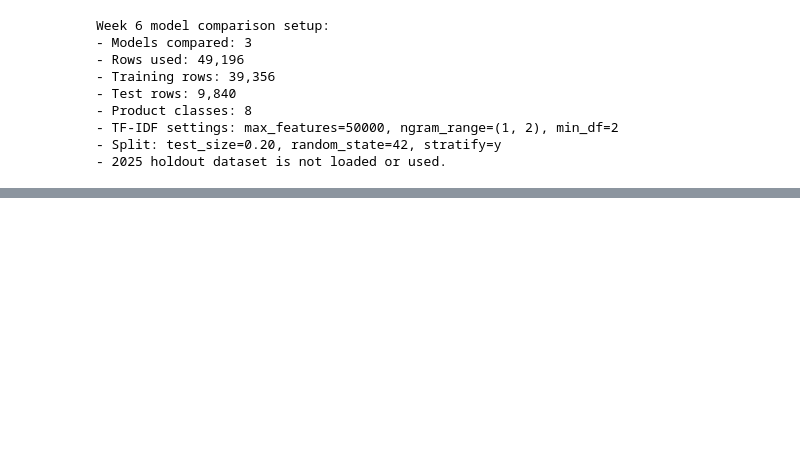
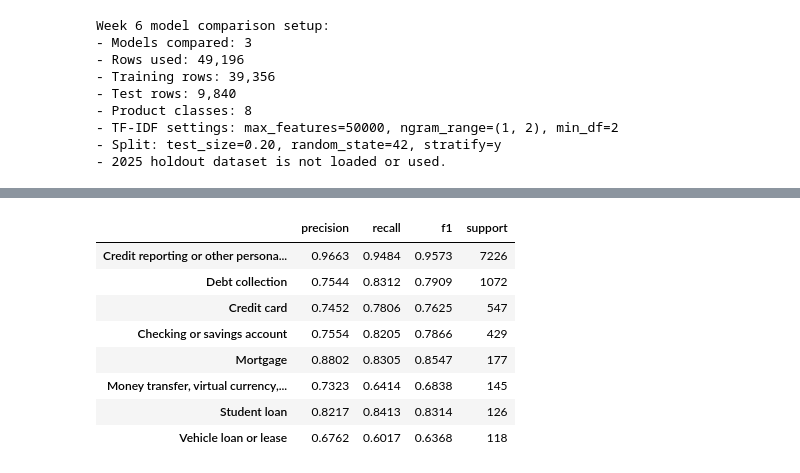
Before and after one commit to rihua-tech/financial-complaint-auto-routing-nlp, a Jupyter notebook: notebooks/04_sklearn_baseline_model.ipynb, the cells around one changed output, grey strips where cells are left out. Saved outputs shown, nothing was run; the diff lists cells and outputs as text; code cells hidden in the pictures; blank space fills up the shorter version.

```diff
--- a/notebooks/04_sklearn_baseline_model.ipynb
+++ b/notebooks/04_sklearn_baseline_model.ipynb
@@ -425,0 +453,25 @@ Selection rationale:
+# %%
+expected_selected_model = "TF-IDF + Linear SVM"
+
+if best_version_1_baseline_model != expected_selected_model:
+    raise ValueError(
+        f"Expected {expected_selected_model} from Week 6, but selected {best_version_1_baseline_model}."
+    )
+
+# Reuse the fitted pipeline selected by the Week 6 comparison.
+selected_pipeline = model_pipelines[best_version_1_baseline_model]
+
+# Predict only on the unchanged internal 2024 test split.
+selected_predictions = selected_pipeline.predict(X_test)
+
+# Generate the final category-level classification report.
+final_classification_report = classification_report(
+    y_test,
+    selected_predictions,
+    labels=selected_classes,
+    digits=4,
+    zero_division=0,
+)
+
+print("Final classification report: TF-IDF + Linear SVM")
+print(final_classification_report)
@@ -425,0 +494,30 @@ Selection rationale:
+# %%
+classification_report_data = classification_report(
+    y_test,
+    selected_predictions,
+    labels=selected_classes,
+    output_dict=True,
+    zero_division=0,
+)
+
+final_per_class_metrics = (
+    pd.DataFrame(classification_report_data)
+    .transpose()
+    .loc[selected_classes, ["precision", "recall", "f1-score", "support"]]
+    .rename(columns={"f1-score": "f1"})
+)
+final_per_class_metrics[["precision", "recall", "f1"]] = final_per_class_metrics[
+    ["precision", "recall", "f1"]
+].round(4)
+final_per_class_metrics["support"] = final_per_class_metrics["support"].astype(int)
+final_per_class_metrics
+# %% [output]
+|  | precision | recall | f1 | support |
+| Credit reporting or other persona... | 0.9663 | 0.9484 | 0.9573 | 7226 |
+| Debt collection | 0.7544 | 0.8312 | 0.7909 | 1072 |
+| Credit card | 0.7452 | 0.7806 | 0.7625 | 547 |
+| Checking or savings account | 0.7554 | 0.8205 | 0.7866 | 429 |
+| Mortgage | 0.8802 | 0.8305 | 0.8547 | 177 |
+| Money transfer, virtual currency,... | 0.7323 | 0.6414 | 0.6838 | 145 |
+| Student loan | 0.8217 | 0.8413 | 0.8314 | 126 |
+| Vehicle loan or lease | 0.6762 | 0.6017 | 0.6368 | 118 |
```
Also changed, not shown: parts of 15 cells of this notebook, 3 other files.
